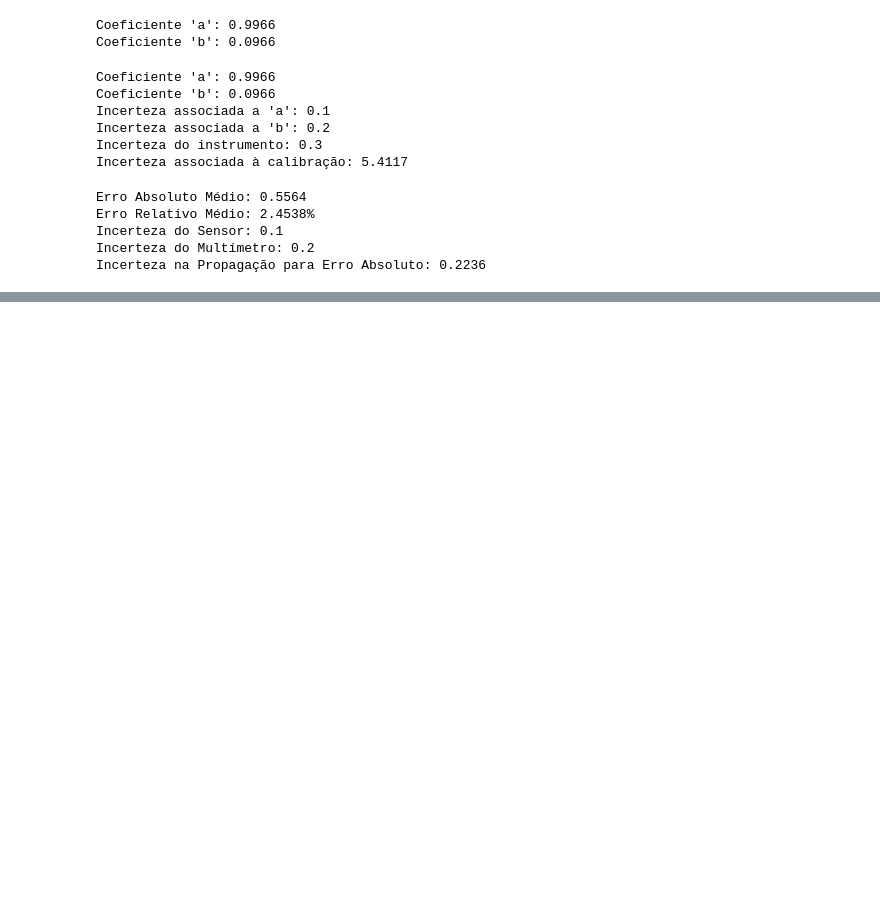
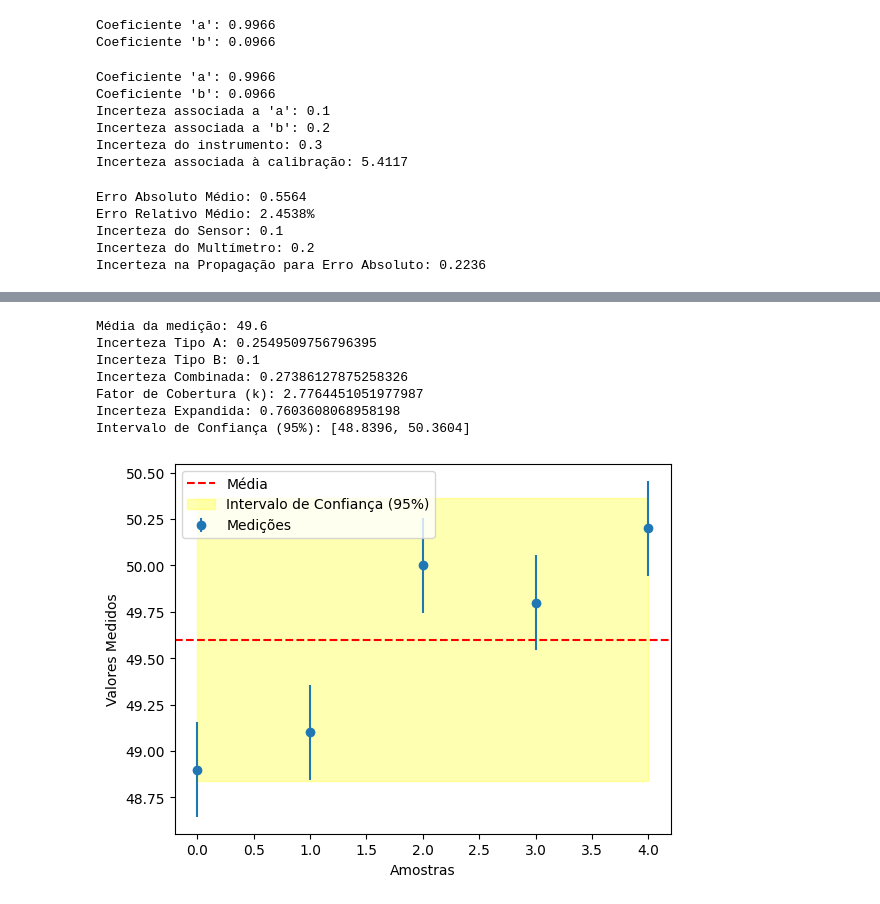
Before and after one commit to nervaljunior/JupyterHub, a Jupyter notebook: Untitled2.ipynb, the cells around one changed output, grey strips where cells are left out. Saved outputs shown, nothing was run; the diff lists cells and outputs as text; code cells hidden in the pictures; blank space fills up the shorter version.

```diff
--- a/Untitled2.ipynb
+++ b/Untitled2.ipynb
@@ -559,0 +671,68 @@ Incerteza na Propagação para Erro Absoluto: 0.2236
+# %%
+import numpy as np
+import matplotlib.pyplot as plt
+from scipy.stats import t
+
+def calculate_uncertainty_type_a(values):
+    mean = np.mean(values)
+    standard_deviation = np.std(values, ddof=1)
+    uncertainty_type_a = standard_deviation / np.sqrt(len(values))
+    return uncertainty_type_a
+
+def calculate_combined_uncertainty(uncertainty_type_a, uncertainty_type_b):
+    combined_uncertainty = np.sqrt(uncertainty_type_a**2 + uncertainty_type_b**2)
+    return combined_uncertainty
+
+def calculate_expanded_uncertainty(combined_uncertainty, coverage_factor):
+    expanded_uncertainty = combined_uncertainty * coverage_factor
+    return expanded_uncertainty
+
+def calculate_tolerance_interval(mean, expanded_uncertainty):
+    lower_bound = mean - expanded_uncertainty
+    upper_bound = mean + expanded_uncertainty
+    return lower_bound, upper_bound
+
+# Dados de exemplo (substitua pelos valores reais)
+measurement_values = np.array([48.9, 49.1, 50.0, 49.8, 50.2])
+reference_value = 50.0
+tolerance = 1.0
+
+# Cálculos
+mean_measurement = np.mean(measurement_values)
+uncertainty_type_a = calculate_uncertainty_type_a(measurement_values)
+uncertainty_type_b = 0.1  # Substitua pelo valor real
+combined_uncertainty = calculate_combined_uncertainty(uncertainty_type_a, uncertainty_type_b)
+
+# Fator de cobertura (k) para confiança de 95%
+degrees_of_freedom = len(measurement_values) - 1
+coverage_factor = t.ppf(0.975, degrees_of_freedom)
+
+expanded_uncertainty = calculate_expanded_uncertainty(combined_uncertainty, coverage_factor)
+lower_bound, upper_bound = calculate_tolerance_interval(mean_measurement, expanded_uncertainty)
+
+# Resultados
+print("Média da medição:", mean_measurement)
+print("Incerteza Tipo A:", uncertainty_type_a)
+print("Incerteza Tipo B:", uncertainty_type_b)
+print("Incerteza Combinada:", combined_uncertainty)
+print("Fator de Cobertura (k):", coverage_factor)
+print("Incerteza Expandida:", expanded_uncertainty)
+print("Intervalo de Confiança (95%): [{:.4f}, {:.4f}]".format(lower_bound, upper_bound))
+
+# Gráfico
+plt.errorbar(np.arange(len(measurement_values)), measurement_values, yerr=uncertainty_type_a, fmt='o', label='Medições')
+plt.axhline(y=mean_measurement, color='r', linestyle='--', label='Média')
+plt.fill_between(np.arange(len(measurement_values)), lower_bound, upper_bound, color='yellow', alpha=0.3, label='Intervalo de Confiança (95%)')
+plt.xlabel('Amostras')
+plt.ylabel('Valores Medidos')
+plt.legend()
+plt.show()
+# %% [output]
+Média da medição: 49.6
+Incerteza Tipo A: 0.2549509756796395
+Incerteza Tipo B: 0.1
+Incerteza Combinada: 0.27386127875258326
+Fator de Cobertura (k): 2.7764451051977987
+Incerteza Expandida: 0.7603608068958198
+Intervalo de Confiança (95%): [48.8396, 50.3604]
+[figure, added]
```
Also changed, not shown: parts of 6 cells of this notebook.
